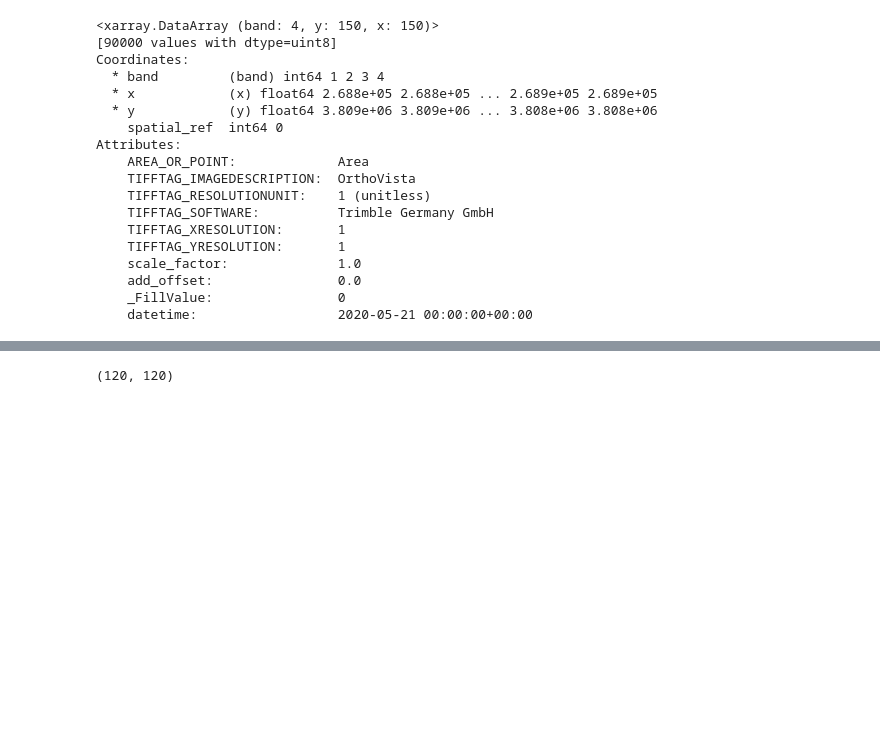
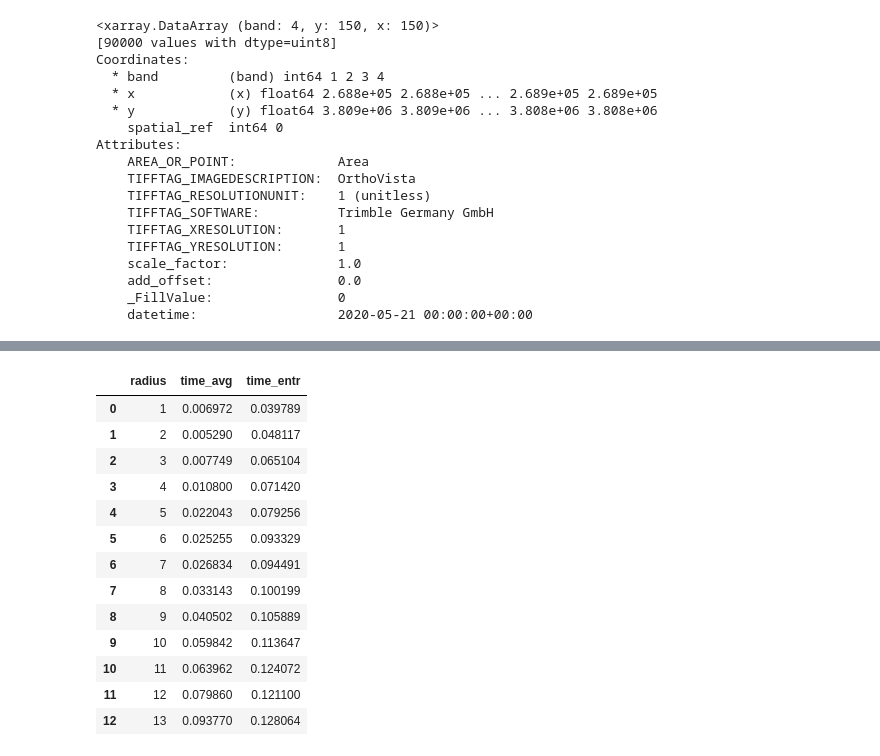
Before and after one commit to NCEAS/msai4earth-esa, a Jupyter notebook: iceplant_detection/timing_texture_features.ipynb, the cells around one changed output, grey strips where cells are left out. Saved outputs shown, nothing was run; the diff lists cells and outputs as text; code cells hidden in the pictures; blank space fills up the shorter version.

```diff
--- a/iceplant_detection/timing_texture_features.ipynb
+++ b/iceplant_detection/timing_texture_features.ipynb
@@ -173,4 +187,60 @@ plt.show()
-# %%
-X.shape
-# %% [output]
-(120, 120)
+# %%
+inner_raster = raster[:,16:136,16:136]
+window_radii = [1,2,3,4,5,6,7,8,9,10,11,12,13]
+
+# --------------------------------------------
+# TIME AVG FEATURE CREATION
+times_avg = []
+
+for window_r in window_radii:
+    box_side = window_r*2+1
+    # START TIMING
+    t0 = time.time()
+
+    for band in range(4):
+        w = np.ones(box_side*box_side).reshape(box_side,box_side)
+        avgs = conf2D(inner_raster[band],
+                 weights=w,
+                 mode='constant', # how the input array is extended beyond its boundaries
+                 output='int64')
+        avgs = avgs/(box_side**2)
+
+
+    # FINISH TIMING
+    times_avg.append(time.time() - t0)
+
+
+# --------------------------------------------
+# TIME ENTROPY FEATURE CREATION
+
+times_entr = []
+
+for window_r in window_radii:
+
+    # START TIMING
+    t0 = time.time()
+    for band in range(4):
+        entropy(inner_raster[band], disk(window_r))
+
+    # FINISH TIMING
+    times_entr.append(time.time() - t0)
+# %%
+df2 = pd.DataFrame({'radius': window_radii,
+                    'time_avg': times_avg,
+                    'time_entr': times_entr})
+df2
+# %% [output]
+|  | radius | time_avg | time_entr |
+| 0 | 1 | 0.006972 | 0.039789 |
+| 1 | 2 | 0.005290 | 0.048117 |
+| 2 | 3 | 0.007749 | 0.065104 |
+| 3 | 4 | 0.010800 | 0.071420 |
+| 4 | 5 | 0.022043 | 0.079256 |
+| 5 | 6 | 0.025255 | 0.093329 |
+| 6 | 7 | 0.026834 | 0.094491 |
+| 7 | 8 | 0.033143 | 0.100199 |
+| 8 | 9 | 0.040502 | 0.105889 |
+| 9 | 10 | 0.059842 | 0.113647 |
+| 10 | 11 | 0.063962 | 0.124072 |
+| 11 | 12 | 0.079860 | 0.121100 |
+| 12 | 13 | 0.093770 | 0.128064 |
```
Also changed, not shown: parts of 14 cells of this notebook.
